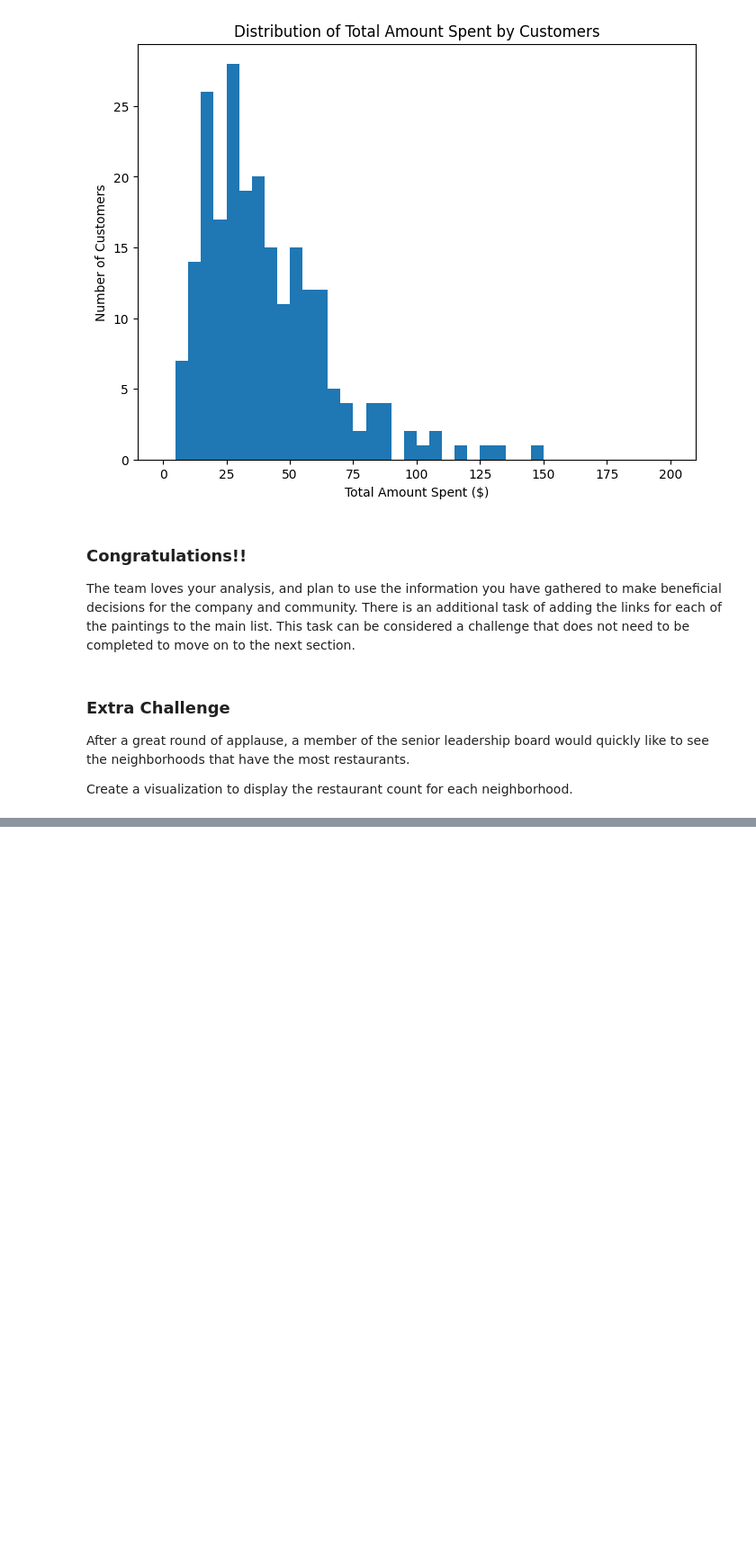
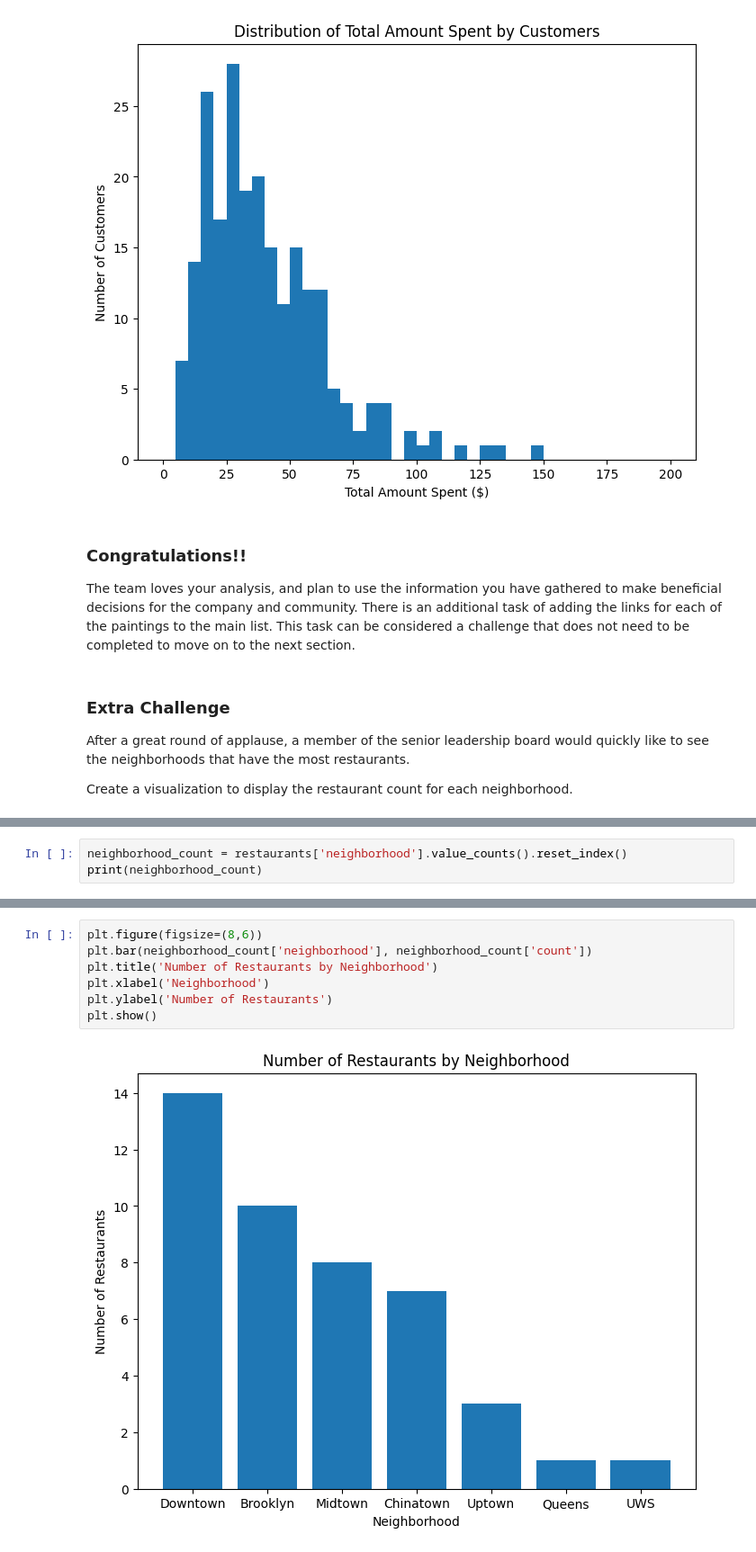
Before and after one commit to 7086600/foodwheel_project, a Jupyter notebook: foodwheel_project.ipynb, the cells around one changed output, grey strips where cells are left out. Shown at 90% size. Saved outputs shown, nothing was run; the diff lists cells and outputs as text; blank space fills up the shorter version.

Commit message:
Create a visualization to display the restaurant count for each neighborhood

```diff
--- a/foodwheel_project.ipynb
+++ b/foodwheel_project.ipynb
@@ -190,0 +183,3 @@ Create a list of the neighborhood count values.
+# %%
+neighborhood_count = restaurants['neighborhood'].value_counts().reset_index()
+print(neighborhood_count)
@@ -190,0 +195,9 @@ Create a list of the neighborhood count values.
+# %%
+plt.figure(figsize=(8,6))
+plt.bar(neighborhood_count['neighborhood'], neighborhood_count['count'])
+plt.title('Number of Restaurants by Neighborhood')
+plt.xlabel('Neighborhood')
+plt.ylabel('Number of Restaurants')
+plt.show()
+# %% [output]
+[figure, added]
```
Also changed, not shown: parts of 2 cells of this notebook.
